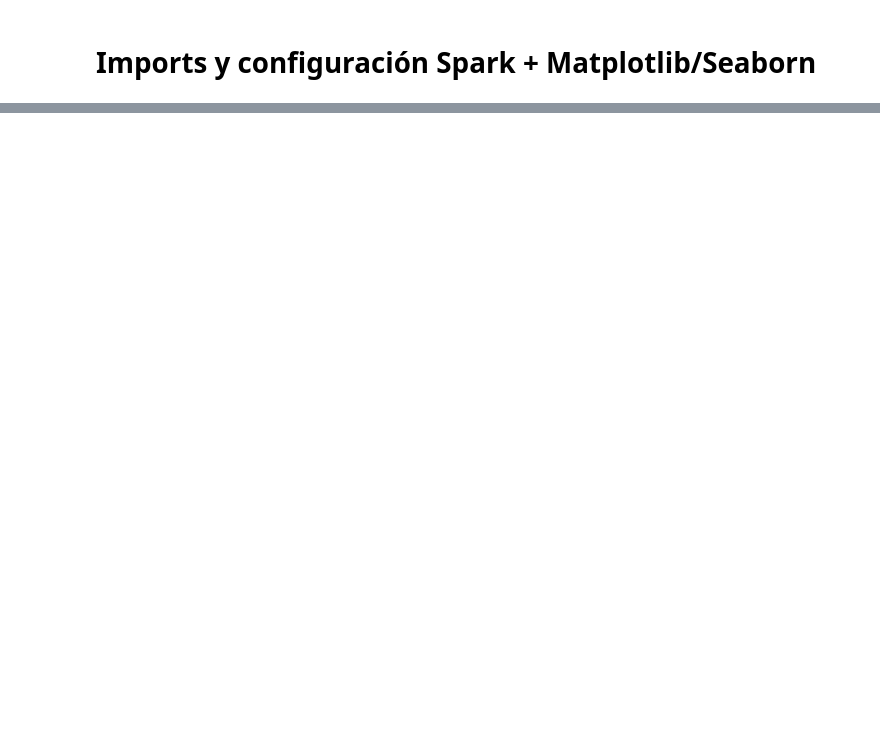
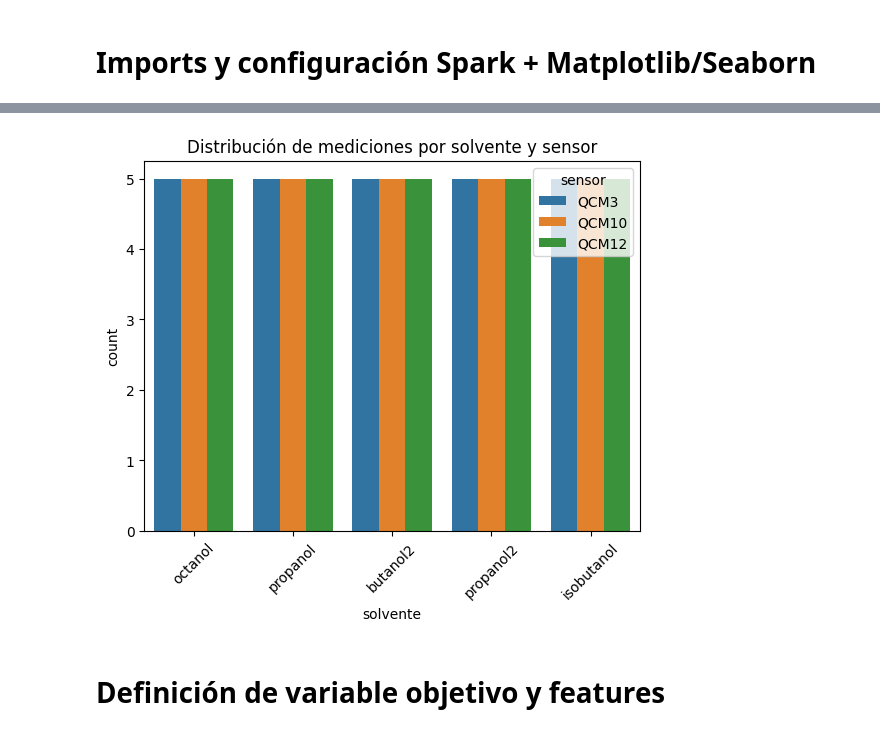
Before and after one commit to Chijiro31/QCM-Sensor-Alcohol-Dataset, a Jupyter notebook: Proyecto_QCM/notebooks/Analisis_QCM.ipynb, the cells around one changed output, grey strips where cells are left out. Saved outputs shown, nothing was run; the diff lists cells and outputs as text; code cells hidden in the pictures; blank space fills up the shorter version.

```diff
--- a/Proyecto_QCM/notebooks/Analisis_QCM.ipynb
+++ b/Proyecto_QCM/notebooks/Analisis_QCM.ipynb
@@ -43,8 +43,29 @@ c:\Users\PC\Documents\trae_projects\Proyecto_QCM\notebooks
 # %%
-qcm3 = pd.read_csv("QCM3.csv", sep=";", header=0)
-qcm10 = pd.read_csv("QCM10.csv", sep=";", header=0)
-qcm12 = pd.read_csv("QCM12.csv", sep=";", header=0)
+qcm3 = pd.read_csv(r"C:\Users\PC\Documents\trae_projects\Proyecto_QCM\data\QCM3.csv", sep=";", header=0)
+qcm10 = pd.read_csv(r"C:\Users\PC\Documents\trae_projects\Proyecto_QCM\data\QCM10.csv", sep=";", header=0)
+qcm12 = pd.read_csv(r"C:\Users\PC\Documents\trae_projects\Proyecto_QCM\data\QCM12.csv", sep=";", header=0)
+
+# 2. Renombra columnas (las que ya tienes)
+cols = ['f1','f2','f3','f4','f5','f6','f7','f8','f9','f10',
+        'octanol','propanol','butanol2','propanol2','isobutanol']
+qcm3.columns  = cols
+qcm10.columns = cols
+qcm12.columns = cols
+
 
 qcm3["sensor"] = "QCM3"
 qcm10["sensor"] = "QCM10"
 qcm12["sensor"] = "QCM12"
+
+data = pd.concat([qcm3, qcm10, qcm12], ignore_index=True)
+
+# 5. Crear columna 'solvente' a partir de las one‑hot
+class_cols = ["octanol", "propanol", "butanol2", "propanol2", "isobutanol"]
+
+def one_hot_to_label(row):
+    for c in class_cols:
+        if row[c] == 1:
+            return c
+    return "desconocido"
+
+data["solvente"] = data[class_cols].apply(one_hot_to_label, axis=1)
@@ -52,0 +347,9 @@ FileNotFoundError: [Errno 2] No such file or directory: 'QCM3.csv'
+# %%
+sns.countplot(x="solvente", hue="sensor", data=data)
+plt.xticks(rotation=45)
+plt.title("Distribución de mediciones por solvente y sensor")
+plt.show()
+# %% [output]
+[figure, added]
+# %% [markdown]
+# Definición de variable objetivo y features
```
Also changed, not shown: parts of 23 cells of this notebook.
